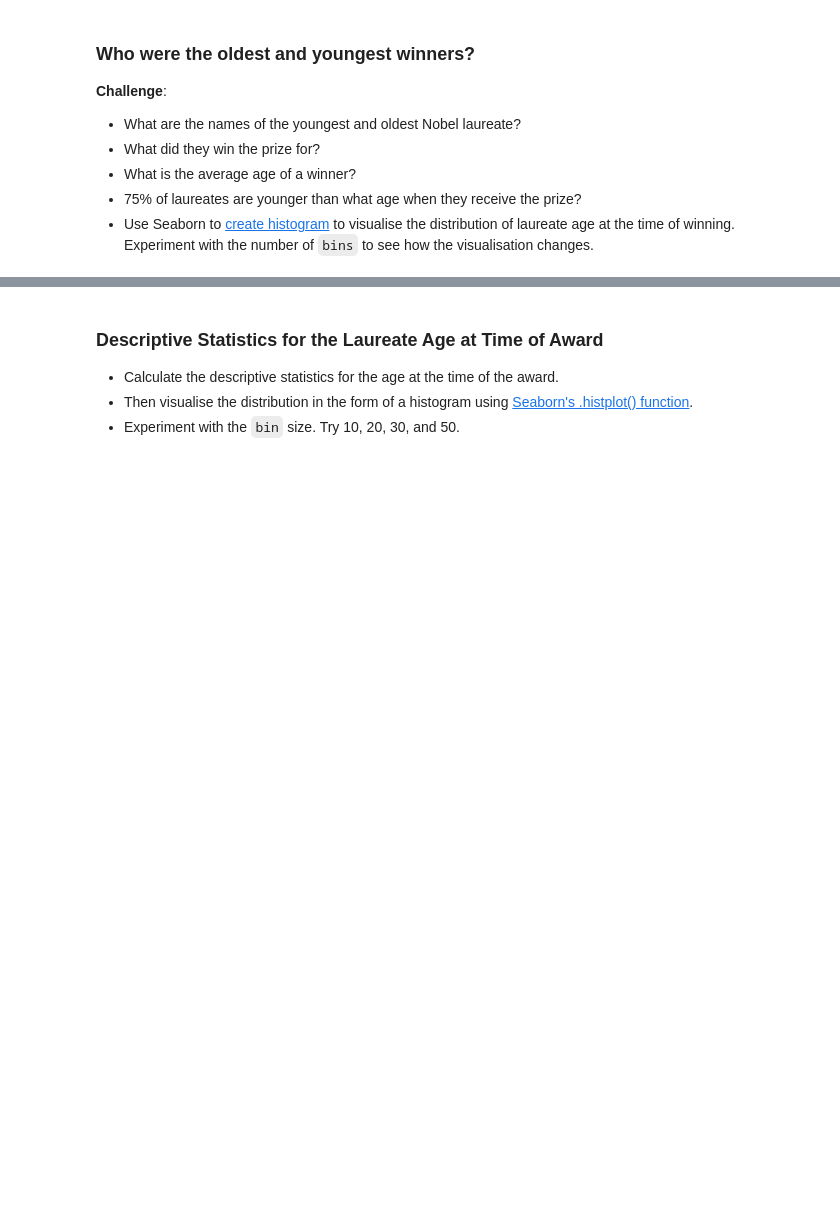
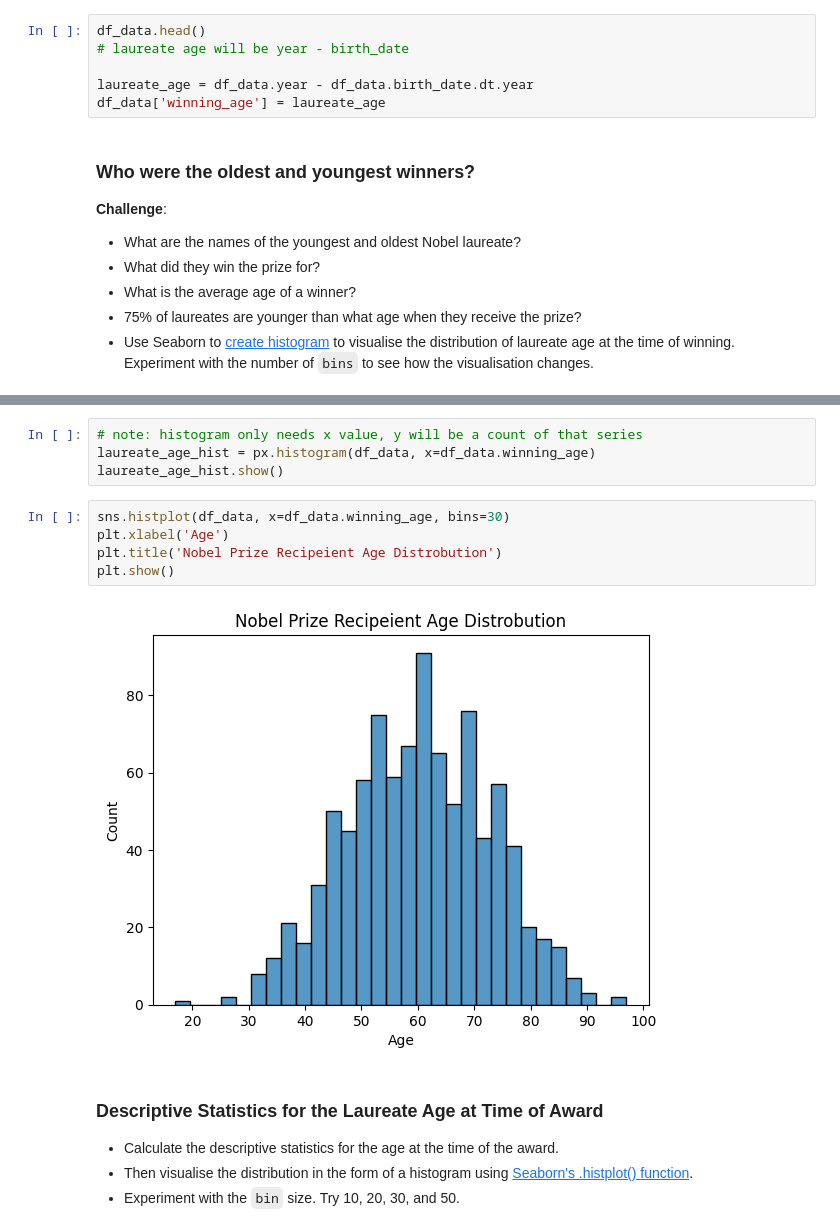
Before and after one commit to bluescreenlife/100-days-of-code, a Jupyter notebook: day_79_nobel_prize_data/Nobel_Prize_Analysis_(start).ipynb, the cells around one changed output, grey strips where cells are left out. Saved outputs shown, nothing was run; the diff lists cells and outputs as text; blank space fills up the shorter version.

Commit message:
plot age comparison, category age comparisons, complete project

```diff
--- a/day_79_nobel_prize_data/Nobel_Prize_Analysis_(start).ipynb
+++ b/day_79_nobel_prize_data/Nobel_Prize_Analysis_(start).ipynb
@@ -878,6 +890,12 @@ df_organizations = df_data.groupby(by=['organization_country', 'organization_cit
 How Old Are the Laureates When the Win the Prize?
 
 **Challenge**: Calculate the age of the laureate in the year of the ceremony and add this as a column called `winning_age` to the `df_data` DataFrame. Hint: you can use [this](https://pandas.pydata.org/pandas-docs/stable/reference/api/pandas.Series.dt.html) to help you.
+# %%
+df_data.head()
+# laureate age will be year - birth_date
+
+laureate_age = df_data.year - df_data.birth_date.dt.year
+df_data['winning_age'] = laureate_age
 # %% [markdown]
 ### Who were the oldest and youngest winners?
 
@@ -890,3 +929,14 @@ How Old Are the Laureates When the Win the Prize?
+# %%
+# note: histogram only needs x value, y will be a count of that series
+laureate_age_hist = px.histogram(df_data, x=df_data.winning_age)
+laureate_age_hist.show()
+# %%
+sns.histplot(df_data, x=df_data.winning_age, bins=30)
+plt.xlabel('Age')
+plt.title('Nobel Prize Recipeient Age Distrobution')
+plt.show()
+# %% [output]
+[figure, added]
 # %% [markdown]
 ### Descriptive Statistics for the Laureate Age at Time of Award
 
```
Also changed, not shown: parts of 10 cells of this notebook.
